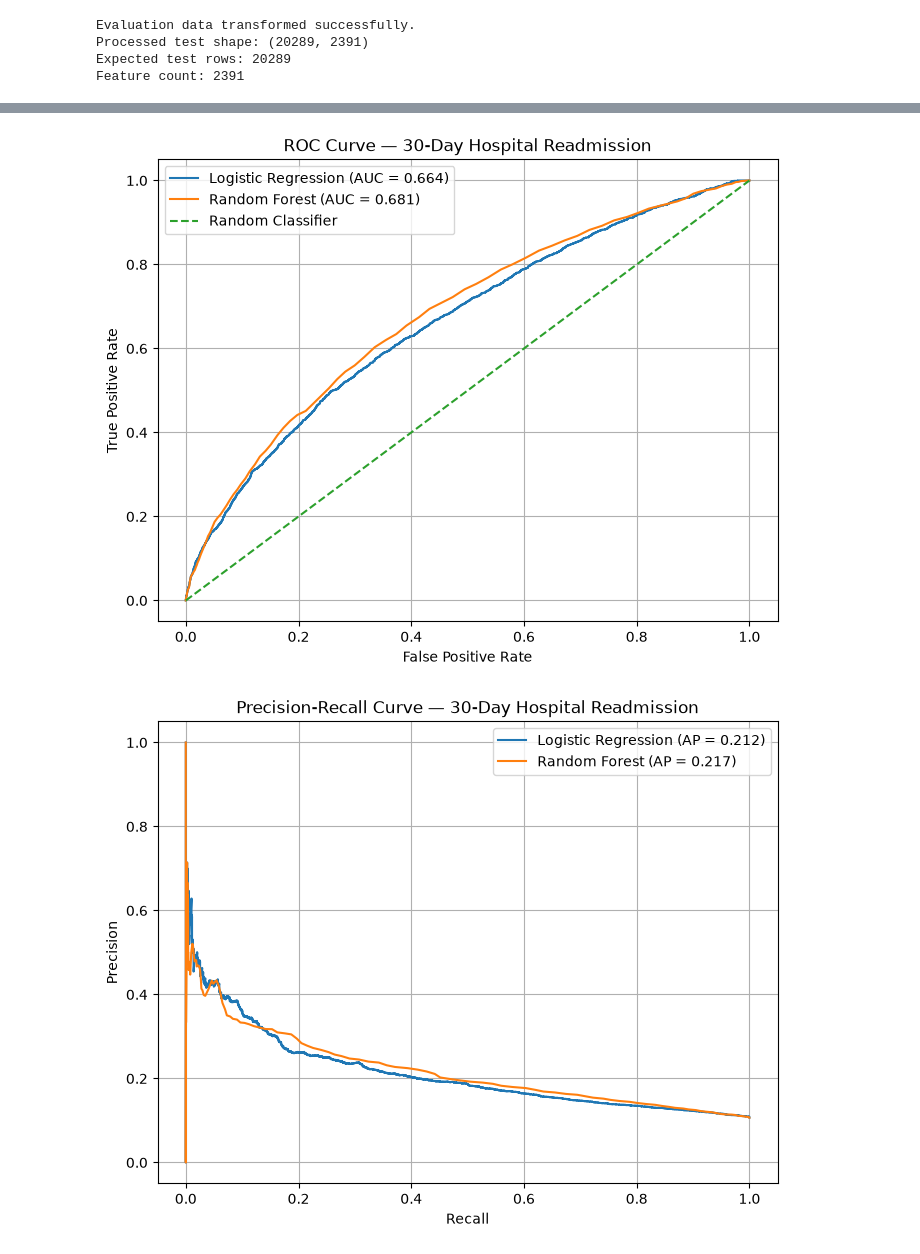
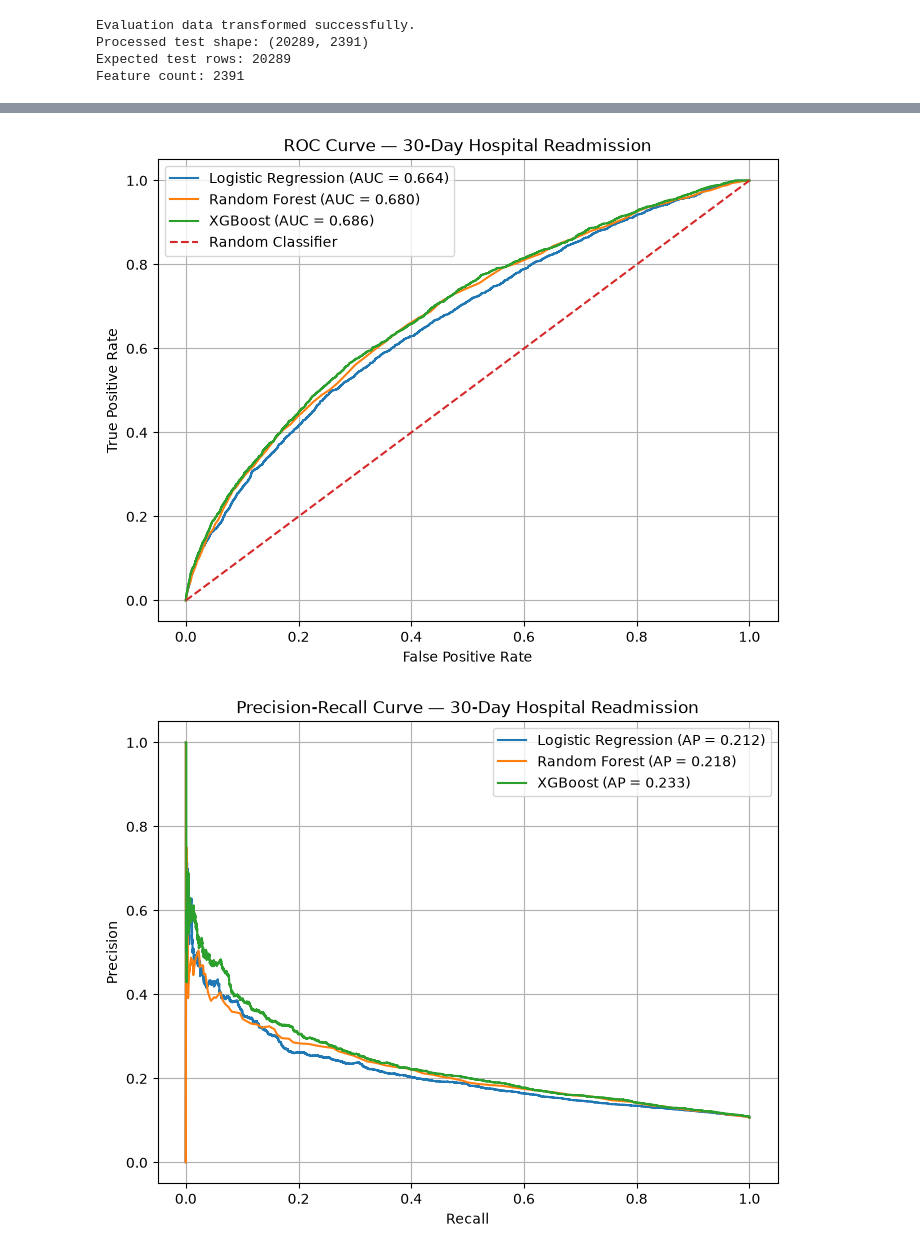
Before and after one commit to Shivam202005/ai-hospital-intelligence, a Jupyter notebook: notebooks/07_model_evaluation.ipynb, the cells around one changed output, grey strips where cells are left out. Saved outputs shown, nothing was run; the diff lists cells and outputs as text; code cells hidden in the pictures.

Commit message:
Complete model training and evaluation

```diff
--- a/notebooks/07_model_evaluation.ipynb
+++ b/notebooks/07_model_evaluation.ipynb
@@ -515,4 +531,7 @@ Model directory exists: False
 # %%
+# ============================================================
+# 11. Load Baseline Models and Preprocessor
+# ============================================================
 from pathlib import Path
 import joblib
 
@@ -526,6 +545,10 @@ random_forest_model = joblib.load(
     MODEL_DIR / "random_forest_baseline.joblib"
 )
 
+xgboost_model = joblib.load(
+    MODEL_DIR / "xgboost_baseline.joblib"
+)
+
 preprocessor = joblib.load(
     MODEL_DIR / "preprocessor.joblib"
 )
@@ -533,6 +556,7 @@ preprocessor = joblib.load(
 print("Models and preprocessor loaded successfully.")
 print("Logistic Regression:", type(logistic_model).__name__)
 print("Random Forest:", type(random_forest_model).__name__)
+print("XGBoost:", type(xgboost_model).__name__)
 print("Preprocessor:", type(preprocessor).__name__)
 # %% [output]
 Models and preprocessor loaded successfully.
@@ -557,7 +582,9 @@ Processed test shape: (20289, 2391)
 Expected test rows: 20289
 Feature count: 2391
 # %%
-# Generate predictions using the saved baseline models
+# ============================================================
+# 13. Generate Predictions Using Saved Baseline Models
+# ============================================================
 
 # Logistic Regression
 lr_test_pred = logistic_model.predict(X_test_processed)
@@ -566,6 +593,10 @@ lr_test_proba = logistic_model.predict_proba(X_test_processed)[:, 1]
 # Random Forest
 rf_test_pred = random_forest_model.predict(X_test_processed)
 rf_test_proba = random_forest_model.predict_proba(X_test_processed)[:, 1]
+
+# XGBoost
+xgb_test_pred = xgboost_model.predict(X_test_processed)
+xgb_test_proba = xgboost_model.predict_proba(X_test_processed)[:, 1]
 
 print("Predictions generated successfully.")
 
@@ -576,6 +607,10 @@ print("Probabilities:", len(lr_test_proba))
 print("\nRandom Forest:")
 print("Predictions:", len(rf_test_pred))
 print("Probabilities:", len(rf_test_proba))
+
+print("\nXGBoost:")
+print("Predictions:", len(xgb_test_pred))
+print("Probabilities:", len(xgb_test_proba))
 # %% [output]
 Predictions generated successfully.
 
@@ -764,16 +862,14 @@ results_df
 # %%
-from sklearn.metrics import (
-    roc_curve,
-    precision_recall_curve
-)
+from sklearn.metrics import roc_curve, precision_recall_curve
 import matplotlib.pyplot as plt
 
-# ==============================
+# ============================================================
 # ROC Curve
-# ==============================
+# ============================================================
 
 lr_fpr, lr_tpr, _ = roc_curve(y_test, lr_test_proba)
 rf_fpr, rf_tpr, _ = roc_curve(y_test, rf_test_proba)
+xgb_fpr, xgb_tpr, _ = roc_curve(y_test, xgb_test_proba)
 
 plt.figure(figsize=(8, 6))
 
@@ -787,6 +883,12 @@ plt.plot(
     rf_fpr,
     rf_tpr,
     label=f"Random Forest (AUC = {rf_metrics['ROC-AUC']:.3f})"
+)
+
+plt.plot(
+    xgb_fpr,
+    xgb_tpr,
+    label=f"XGBoost (AUC = {xgb_metrics['ROC-AUC']:.3f})"
 )
 
 plt.plot(
@@ -804,40 +906,51 @@ plt.grid(True)
 plt.show()
 
 
-# ==============================
+# ============================================================
 # Precision-Recall Curve
-# ==============================
+# ============================================================
 
 lr_precision, lr_recall, _ = precision_recall_curve(
     y_test,
     lr_test_proba
 )
 
 rf_precision, rf_recall, _ = precision_recall_curve(
     y_test,
     rf_test_proba
+)
+
+xgb_precision, xgb_recall, _ = precision_recall_curve(
+    y_test,
+    xgb_test_proba
 )
 
 plt.figure(figsize=(8, 6))
 
 plt.plot(
     lr_recall,
     lr_precision,
     label=f"Logistic Regression (AP = {lr_metrics['PR-AUC']:.3f})"
 )
 
 plt.plot(
     rf_recall,
     rf_precision,
     label=f"Random Forest (AP = {rf_metrics['PR-AUC']:.3f})"
 )
 
+plt.plot(
+    xgb_recall,
+    xgb_precision,
+    label=f"XGBoost (AP = {xgb_metrics['PR-AUC']:.3f})"
+)
+
 plt.xlabel("Recall")
 plt.ylabel("Precision")
 plt.title("Precision-Recall Curve — 30-Day Hospital Readmission")
 plt.legend()
 plt.grid(True)
 plt.show()
 # %% [output]
-[figure, old version]
+[figure, new version]
-[figure, old version]
+[figure, new version]
```
Also changed, not shown: parts of 54 cells of this notebook, 1 other file.
